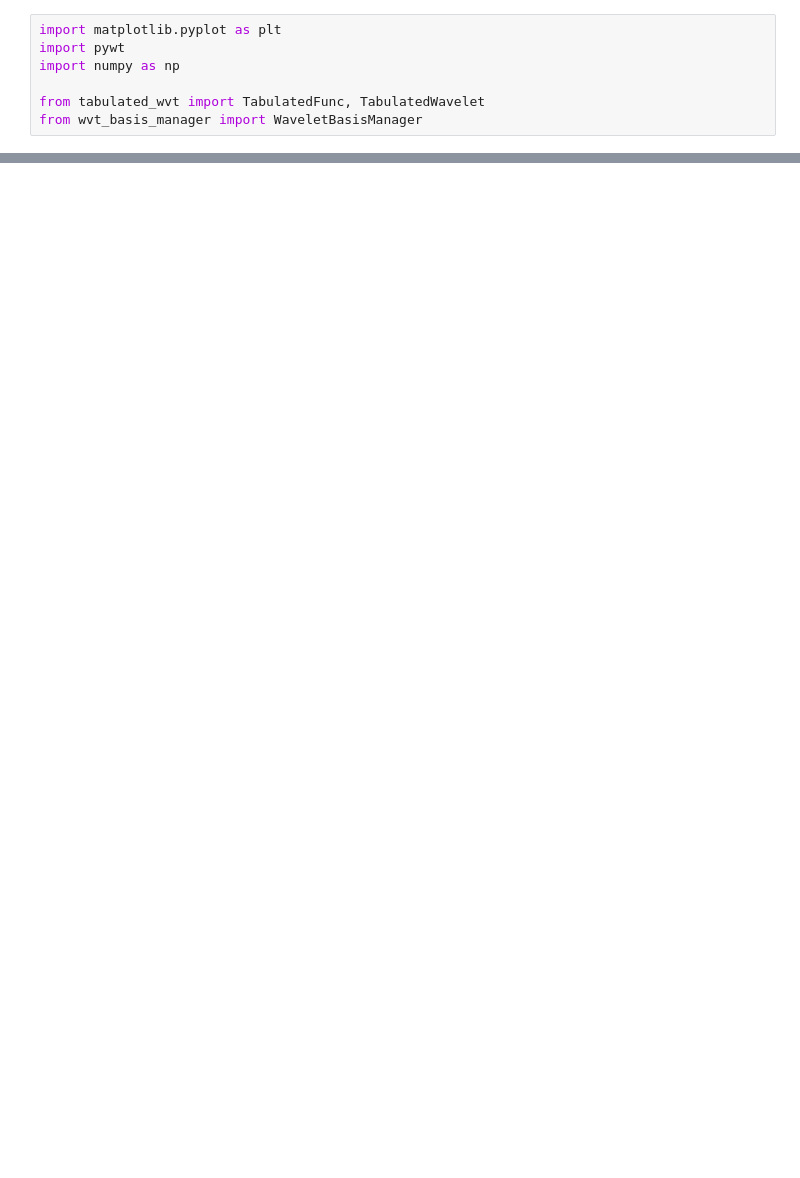
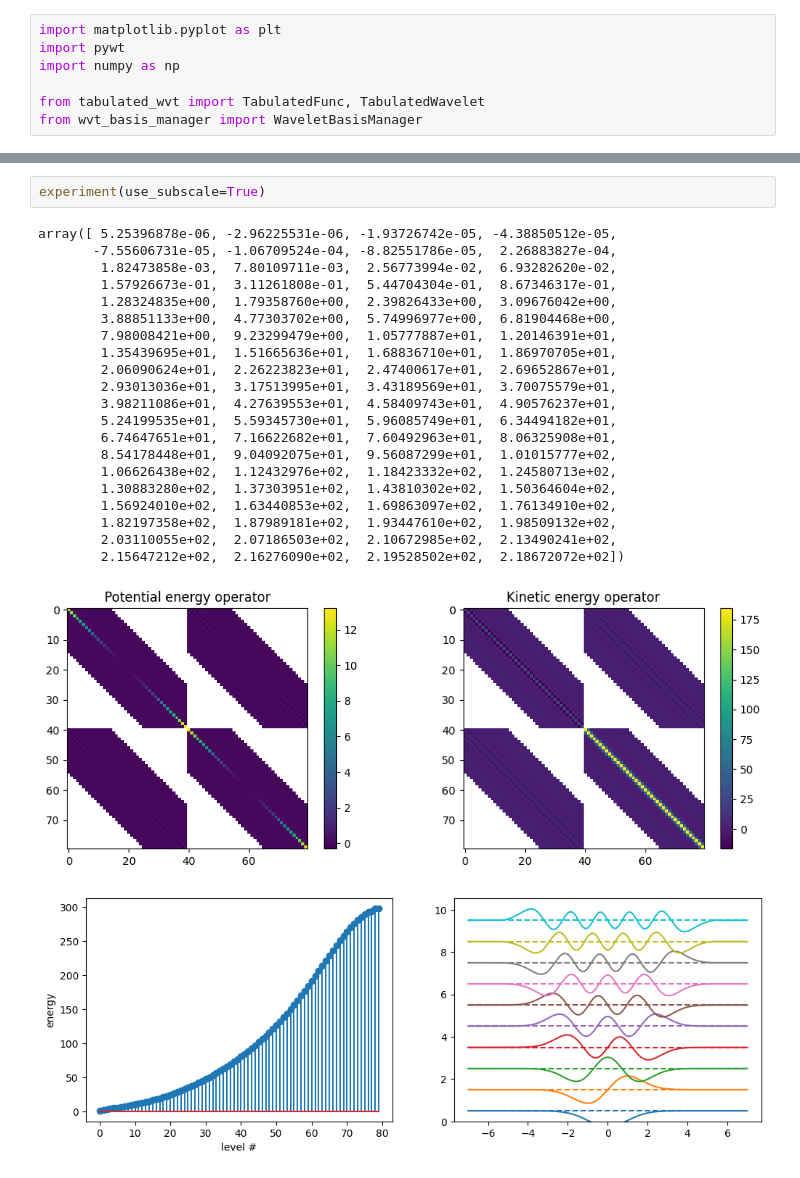
Before and after one commit to SiLiKhon/WaveletTests, a Jupyter notebook: harm_osc.ipynb, the cells around one changed output, grey strips where cells are left out. Saved outputs shown, nothing was run; the diff lists cells and outputs as text; blank space fills up the shorter version.

```diff
--- a/harm_osc.ipynb
+++ b/harm_osc.ipynb
@@ -71,4 +78,29 @@ array([ 5.25491451e-06, -2.94702274e-06, -1.92502630e-05, -4.32259375e-05,
 [figure]
+# %%
+experiment(use_subscale=True)
+# %% [output]
+array([ 5.25396878e-06, -2.96225531e-06, -1.93726742e-05, -4.38850512e-05,
+       -7.55606731e-05, -1.06709524e-04, -8.82551786e-05,  2.26883827e-04,
+        1.82473858e-03,  7.80109711e-03,  2.56773994e-02,  6.93282620e-02,
+        1.57926673e-01,  3.11261808e-01,  5.44704304e-01,  8.67346317e-01,
+        1.28324835e+00,  1.79358760e+00,  2.39826433e+00,  3.09676042e+00,
+        3.88851133e+00,  4.77303702e+00,  5.74996977e+00,  6.81904468e+00,
+        7.98008421e+00,  9.23299479e+00,  1.05777887e+01,  1.20146391e+01,
+        1.35439695e+01,  1.51665636e+01,  1.68836710e+01,  1.86970705e+01,
+        2.06090624e+01,  2.26223823e+01,  2.47400617e+01,  2.69652867e+01,
+        2.93013036e+01,  3.17513995e+01,  3.43189569e+01,  3.70075579e+01,
+        3.98211086e+01,  4.27639553e+01,  4.58409743e+01,  4.90576237e+01,
+        5.24199535e+01,  5.59345730e+01,  5.96085749e+01,  6.34494182e+01,
+        6.74647651e+01,  7.16622682e+01,  7.60492963e+01,  8.06325908e+01,
+        8.54178448e+01,  9.04092075e+01,  9.56087299e+01,  1.01015777e+02,
+        1.06626438e+02,  1.12432976e+02,  1.18423332e+02,  1.24580713e+02,
+        1.30883280e+02,  1.37303951e+02,  1.43810302e+02,  1.50364604e+02,
+        1.56924010e+02,  1.63440853e+02,  1.69863097e+02,  1.76134910e+02,
+        1.82197358e+02,  1.87989181e+02,  1.93447610e+02,  1.98509132e+02,
+        2.03110055e+02,  2.07186503e+02,  2.10672985e+02,  2.13490241e+02,
+        2.15647212e+02,  2.16276090e+02,  2.19528502e+02,  2.18672072e+02])
+[figure, added]
+[figure, added]
 # %%
 def mae(errors):
     return np.abs(errors[:6]).mean()
```
Also changed, not shown: parts of 5 cells of this notebook, 1 other file.
